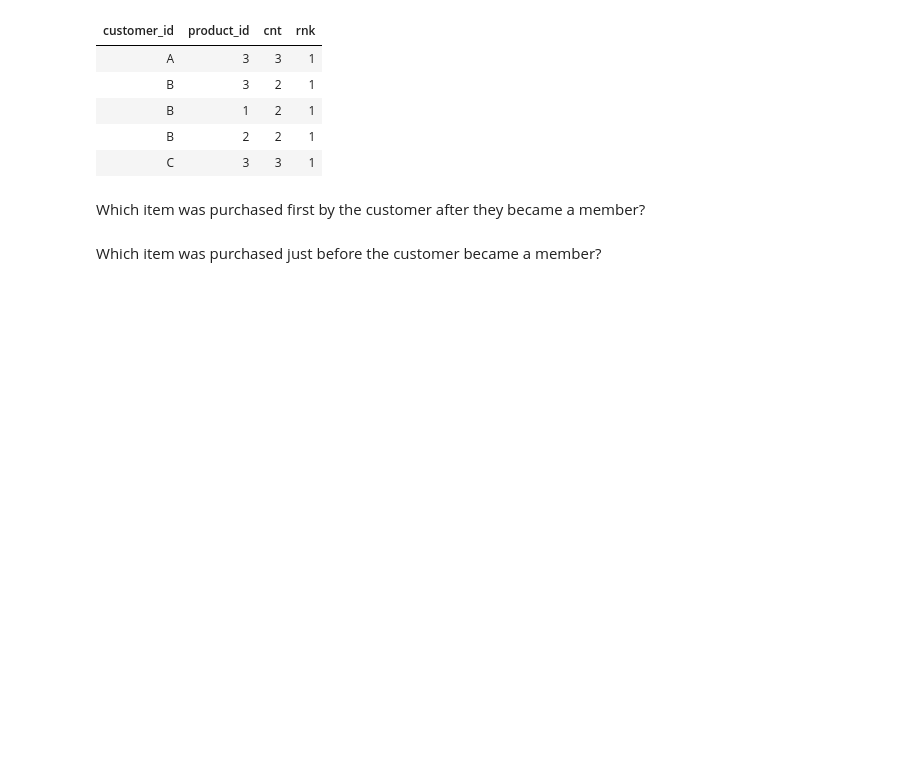
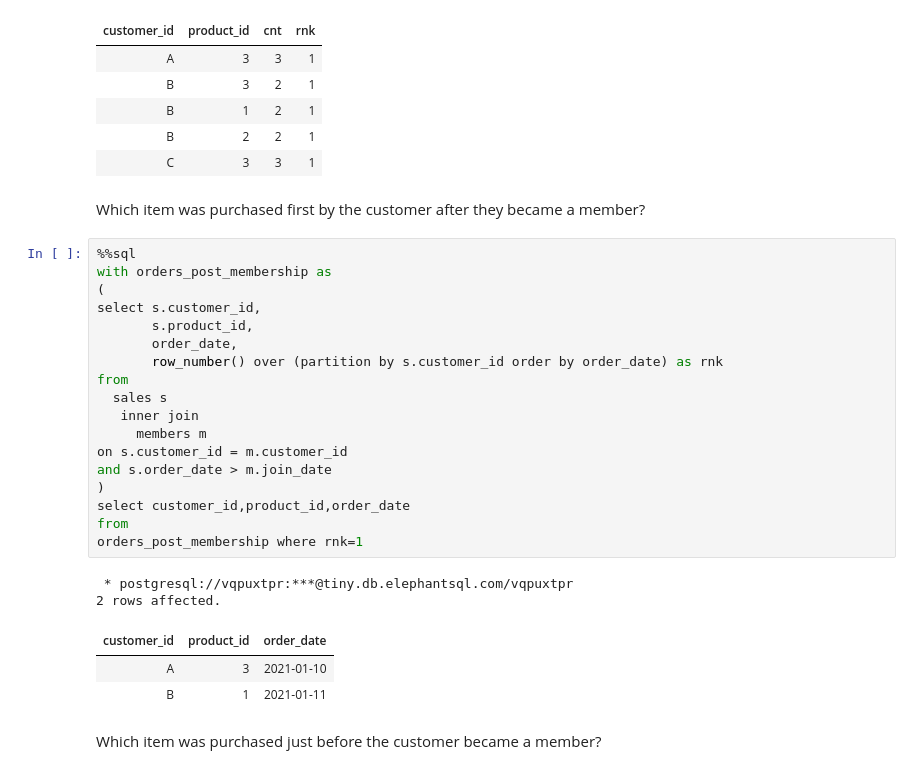
Before and after one commit to ishank296/8weekssqlchallenge, a Jupyter notebook: case_study_01.ipynb, the cells around one changed output. Drawn from its saved outputs; the diff is of its cells as text; blank space fills up the shorter version.

```diff
--- a/case_study_01.ipynb
+++ b/case_study_01.ipynb
@@ -215,6 +215,30 @@ select * from popular_items_by_cust where rnk=1
 | C | 3 | 3 | 1 |
 # %% [markdown]
 Which item was purchased first by the customer after they became a member?
+# %%
+%%sql
+with orders_post_membership as
+(
+select s.customer_id,
+       s.product_id,
+       order_date,
+       row_number() over (partition by s.customer_id order by order_date) as rnk
+from
+  sales s
+   inner join
+     members m
+on s.customer_id = m.customer_id
+and s.order_date > m.join_date
+)
+select customer_id,product_id,order_date
+from
+orders_post_membership where rnk=1
+# %% [output]
+ * postgresql://vqpuxtpr:***@tiny.db.elephantsql.com/vqpuxtpr
+2 rows affected.
+| customer_id | product_id | order_date |
+| A | 3 | 2021-01-10 |
+| B | 1 | 2021-01-11 |
 # %% [markdown]
 Which item was purchased just before the customer became a member?
 # %% [markdown]
```
